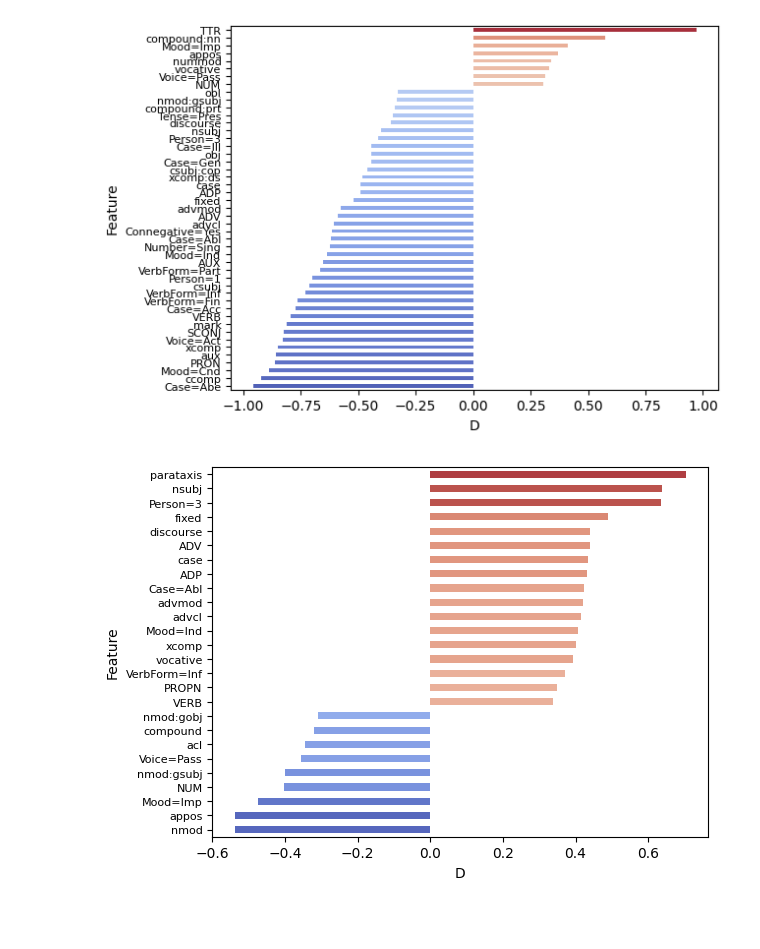
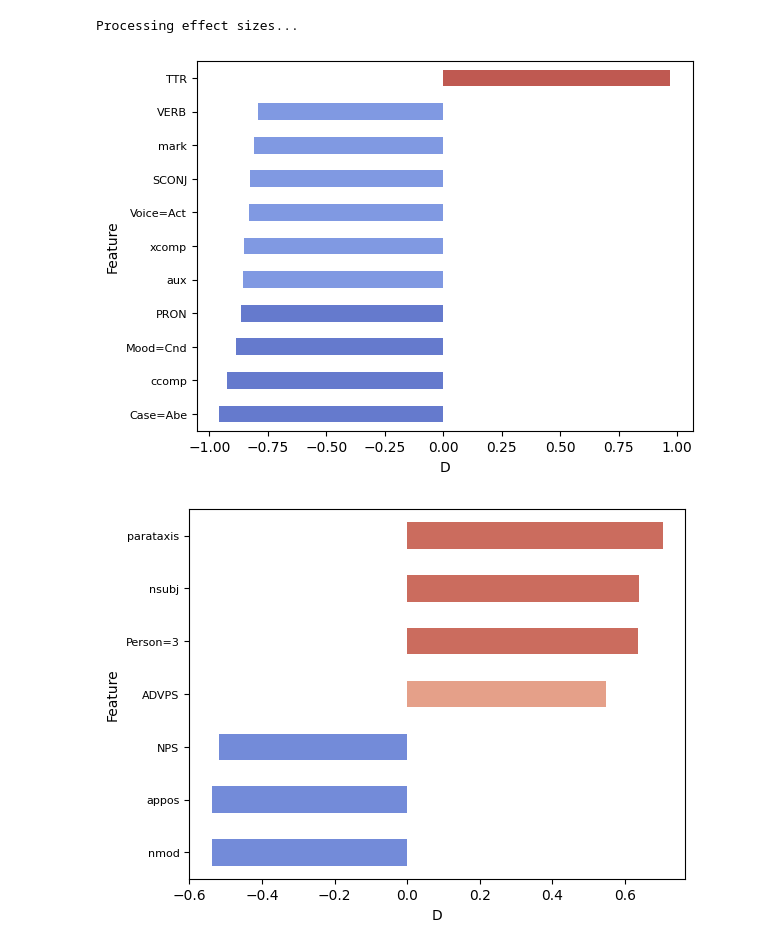
Before and after one commit to TurkuNLP/FCBLex-pipeline, a Jupyter notebook: KFA_old_groups_with_plots.ipynb, the cells around one changed output. Cells and saved outputs as stored; diff of their text form; code cells hidden in the pictures; blank space fills up the shorter version.

Commit message:
Tests for eventual output format for when the paper is sent and so so so many fixes/changes to methods. It's also a lot faster to get basic stats!

```diff
--- a/KFA_old_groups_with_plots.ipynb
+++ b/KFA_old_groups_with_plots.ipynb
@@ -37,3 +38,10 @@ POS = ['NOUN', 'VERB', 'PRON', 'ADV', 'AUX', 'ADJ', 'PROPN', 'CCONJ', 'SCONJ', '
 
 
 ALL_FEATS = DEPRELS + FEATS + POS
+# %%
+def tempDFGenerator(measures: dict[int, dict], name: str) -> pd.DataFrame:
+    effect_size_12 = bdf.cohensdForSubcorps(measures[1], measures[2])
+    effect_size_23 = bdf.cohensdForSubcorps(measures[2], measures[3])
+    effect_size_13 = bdf.cohensdForSubcorps(measures[1], measures[3])
+
+    return pd.DataFrame({"1-2":effect_size_12, "2-3":effect_size_23, "1-3":effect_size_13}, index=[name])
@@ -39,0 +61,16 @@ ALL_FEATS = DEPRELS + FEATS + POS
+# %%
+#Create three sub-corpora.
+#
+# Sub_1 has ages 5,6,7,8
+# Sub_2 has ages 9,10,11,12
+# Sub_3 has ages 13,14,15
+
+sub_1 = bdf.combineSubCorpDicts([bdf.getRangeSubCorp(books, 6), bdf.getDistinctSubCorp(books, 8)])
+sub_2 = bdf.combineSubCorpDicts([bdf.getRangeSubCorp(books, 10), bdf.getDistinctSubCorp(books, 12)])
+sub_3 = bdf.getRangeSubCorp(books, 14)
+
+sub_corps = {1:sub_1, 2:sub_2, 3:sub_3}
+
+COMPARISONS = ["1-2", "2-3", "1-3"]
+
+ef_sizes = []
@@ -150,36 +187,57 @@ Processing type-token-ratios...
+# %%
+
+print("Processing effect sizes...")
+ef_sizes.append(tempDFGenerator(ttrs, 'TTR'))
+ef_sizes.append(tempDFGenerator(mls, 'MLS'))
+ef_sizes.append(tempDFGenerator(conj2sent, 'C2S'))
+ef_sizes.append(tempDFGenerator(noun_phrases_per_sent, 'NPS'))
+ef_sizes.append(tempDFGenerator(verb_phrases_per_sent, 'VPS'))
+ef_sizes.append(tempDFGenerator(adj_phrases_per_sent, 'ADJPS'))
+ef_sizes.append(tempDFGenerator(adv_phrases_per_sent, 'ADVPS'))
+
+
+#Combine all the effect sizes into a Pandas Dataframe, so that it is easy to have it all in one place
+#This dataframe has features as indexes and names of the sub-coprora compared as the columns (so e.g. "1-2" for the KFA results between sub coprus 1 and sub corpus 2)
+
+effect_sizes = pd.concat(ef_sizes)
+
+
+f_lemma = bdf.combineFrequencies(lemma_freqs)
+# %% [output]
+Processing effect sizes...
 # %%
 import matplotlib.pyplot as plt
 import numpy as np
 
 #Some plotting stuff for visualization. Not cleaned and will change in the future, but it works so it's fine :)
 #This is the plot for KFA on subcorpora 1 and 2
 #Positive (red) values mean that the feature is more prevalent in sub corpus 1, where as neagitve (blue) values mean its more prevalent in sub corpus 2
 plot_12_df = pd.DataFrame({"D":effect_sizes['1-2'].values, "Feature":effect_sizes.index})
-plot_12_df = plot_12_df[((plot_12_df['D'] < -0.3) | (plot_12_df['D'] > 0.3))]
+plot_12_df = plot_12_df[((plot_12_df['D'] < -0.79) | (plot_12_df['D'] > 0.79))]
 plot_12_df = plot_12_df.sort_values(by="D", ascending=False)
 
 def colors_from_values(values, palette_name):
     # normalize the values to range [0, 1]
     normalized = (values - min(values)) / (max(values) - min(values))
     # convert to indices
     indices = np.round(normalized * (len(values) - 1)).astype(np.int32)
     # use the indices to get the colors
     palette = sns.color_palette(palette_name, len(values))
     return np.array(palette).take(indices, axis=0)
 
 
 fig, ax = plt.subplots()
 ax = sns.barplot(plot_12_df, x="D", y="Feature", legend=False, width=0.5, palette=colors_from_values(plot_12_df['D'].values, "coolwarm"))
 ax.tick_params(axis='y', labelsize=8)
 plt.setp(ax.patches, linewidth=1)
 plt.show()
 #g.xticks(data['batch_no'][::50])
 # %% [output]
-[figure, old version]
+[figure, new version]
 # %%
 #This is the plot for KFA on subcorpora 2 and 3
 plot_23_df = pd.DataFrame({"D":effect_sizes['2-3'].values, "Feature":effect_sizes.index})
-plot_23_df = plot_23_df[((plot_23_df['D'] < -0.3) | (plot_23_df['D'] > 0.3))]
+plot_23_df = plot_23_df[((plot_23_df['D'] < -0.49) | (plot_23_df['D'] > 0.49))]
 plot_23_df = plot_23_df.sort_values(by="D", ascending=False)
 
 fig, ax = plt.subplots()
@@ -188,7 +246,7 @@ ax.tick_params(axis='y', labelsize=8)
 plt.setp(ax.patches, linewidth=1)
 plt.show()
 # %% [output]
-[figure, old version]
+[figure, new version]
 # %%
 #This is the plot for KFA on subcorpora 1 and 3
 plot_13_df = pd.DataFrame({"D":effect_sizes['1-3'].values, "Feature":effect_sizes.index})
```
Also changed, not shown: parts of 7 cells of this notebook, 5 other files.
